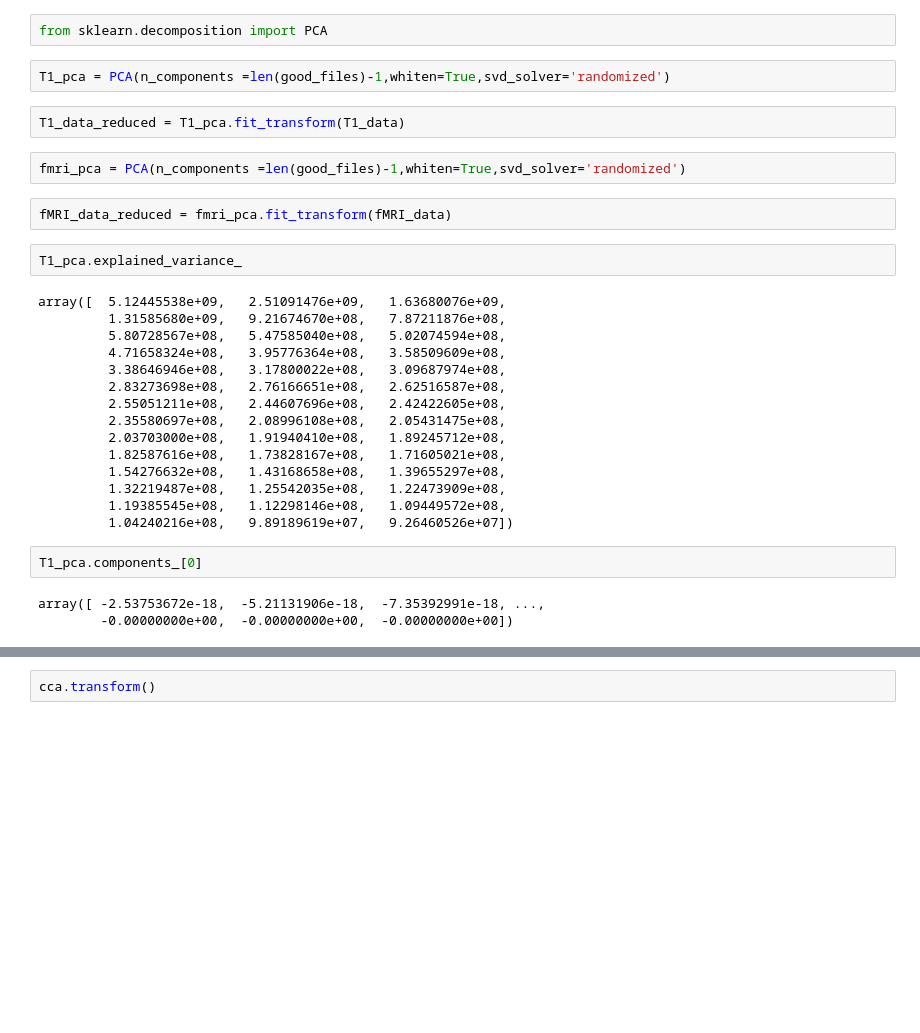
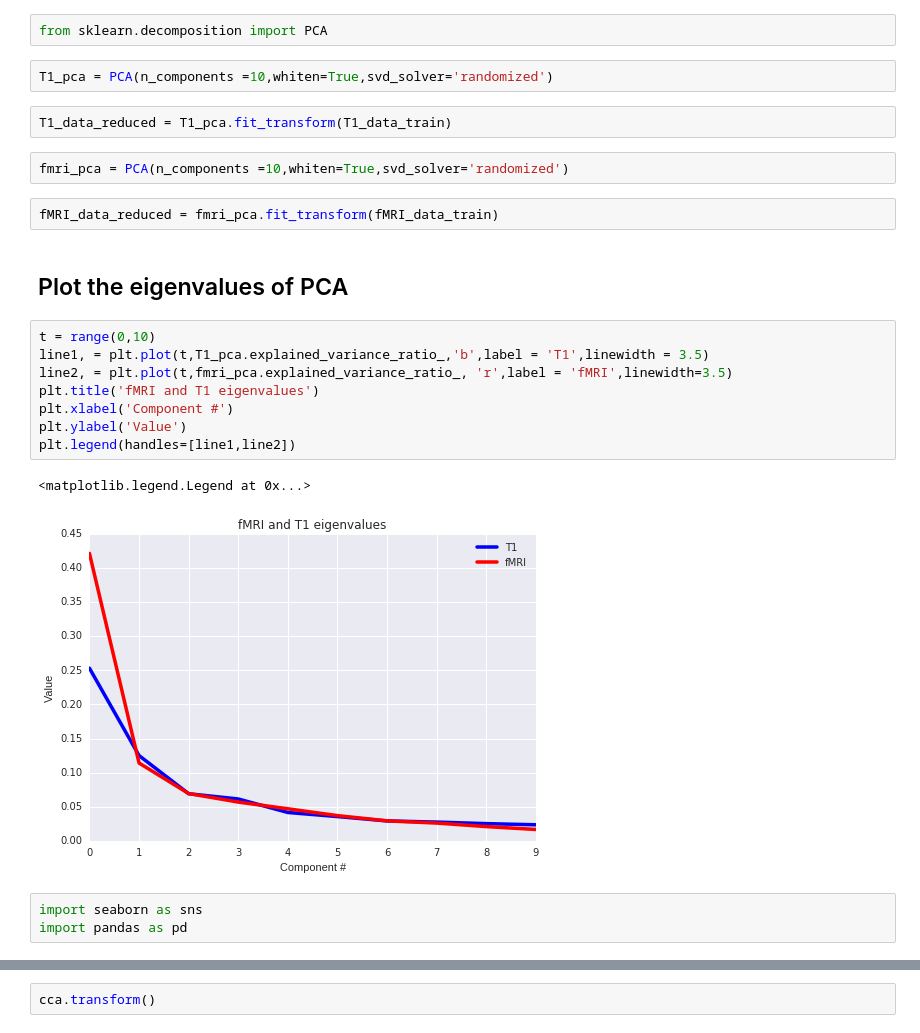
Before and after one commit to harrisonnguyen/mri, a Jupyter notebook: MRI CCA.ipynb, the cells around one changed output, grey strips where cells are left out. Saved outputs shown, nothing was run; the diff lists cells and outputs as text; blank space fills up the shorter version.

```diff
--- a/MRI CCA.ipynb
+++ b/MRI CCA.ipynb
@@ -46,32 +52,26 @@ fMRI_data = fMRI_data.astype('float32')
 # %%
 from sklearn.decomposition import PCA
 # %%
-T1_pca = PCA(n_components =len(good_files)-1,whiten=True,svd_solver='randomized')
+T1_pca = PCA(n_components =10,whiten=True,svd_solver='randomized')
 # %%
-T1_data_reduced = T1_pca.fit_transform(T1_data)
+T1_data_reduced = T1_pca.fit_transform(T1_data_train)
 # %%
-fmri_pca = PCA(n_components =len(good_files)-1,whiten=True,svd_solver='randomized')
+fmri_pca = PCA(n_components =10,whiten=True,svd_solver='randomized')
 # %%
-fMRI_data_reduced = fmri_pca.fit_transform(fMRI_data)
+fMRI_data_reduced = fmri_pca.fit_transform(fMRI_data_train)
-# %%
-T1_pca.explained_variance_
-# %% [output]
-array([  5.12445538e+09,   2.51091476e+09,   1.63680076e+09,
-         1.31585680e+09,   9.21674670e+08,   7.87211876e+08,
-         5.80728567e+08,   5.47585040e+08,   5.02074594e+08,
-         4.71658324e+08,   3.95776364e+08,   3.58509609e+08,
-         3.38646946e+08,   3.17800022e+08,   3.09687974e+08,
-         2.83273698e+08,   2.76166651e+08,   2.62516587e+08,
-         2.55051211e+08,   2.44607696e+08,   2.42422605e+08,
-         2.35580697e+08,   2.08996108e+08,   2.05431475e+08,
-         2.03703000e+08,   1.91940410e+08,   1.89245712e+08,
-         1.82587616e+08,   1.73828167e+08,   1.71605021e+08,
-         1.54276632e+08,   1.43168658e+08,   1.39655297e+08,
-         1.32219487e+08,   1.25542035e+08,   1.22473909e+08,
-         1.19385545e+08,   1.12298146e+08,   1.09449572e+08,
-         1.04240216e+08,   9.89189619e+07,   9.26460526e+07])
-# %%
-T1_pca.components_[0]
-# %% [output]
-array([ -2.53753672e-18,  -5.21131906e-18,  -7.35392991e-18, ...,
-        -0.00000000e+00,  -0.00000000e+00,  -0.00000000e+00])
+# %% [markdown]
+## Plot the eigenvalues of PCA
+# %%
+t = range(0,10)
+line1, = plt.plot(t,T1_pca.explained_variance_ratio_,'b',label = 'T1',linewidth = 3.5)
+line2, = plt.plot(t,fmri_pca.explained_variance_ratio_, 'r',label = 'fMRI',linewidth=3.5)
+plt.title('fMRI and T1 eigenvalues')
+plt.xlabel('Component #')
+plt.ylabel('Value')
+plt.legend(handles=[line1,line2])
+# %% [output]
+<matplotlib.legend.Legend at 0x...>
+[figure, added]
+# %%
+import seaborn as sns
+import pandas as pd
```
Also changed, not shown: parts of 24 cells of this notebook, 2 other files.
